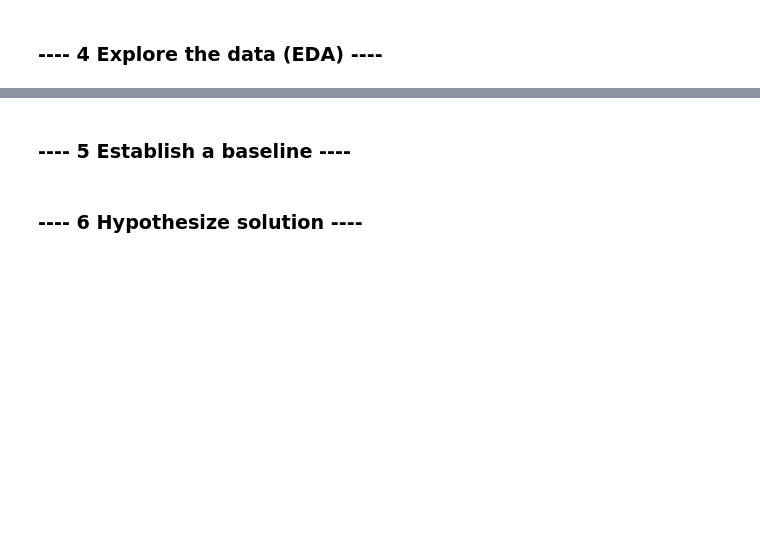
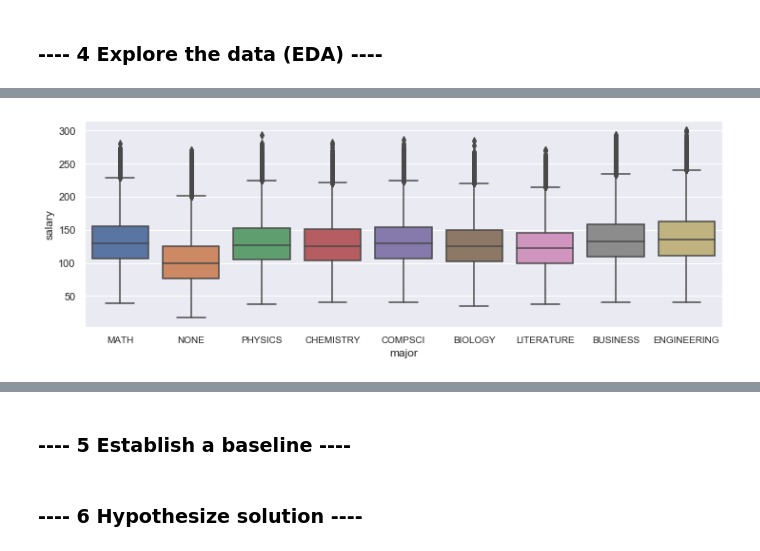
Before and after one commit to theadammurphy/salary_prediction, a Jupyter notebook: salary_prediction.ipynb, the cells around one changed output, grey strips where cells are left out. Drawn from its saved outputs; the diff is of its cells as text; code cells hidden in the pictures; blank space fills up the shorter version.

```diff
--- a/salary_prediction.ipynb
+++ b/salary_prediction.ipynb
@@ -29,0 +153,7 @@ __email__ = "your email here"
+# %%
+fig, ax = plt.subplots(figsize=plt.figaspect(1/3))
+sns.boxplot(x='major', y='salary', data=features_and_salaries)
+plt.xticks(size=10)
+plt.show()
+# %% [output]
+[figure, added]
```
Also changed, not shown: parts of 25 cells of this notebook.
